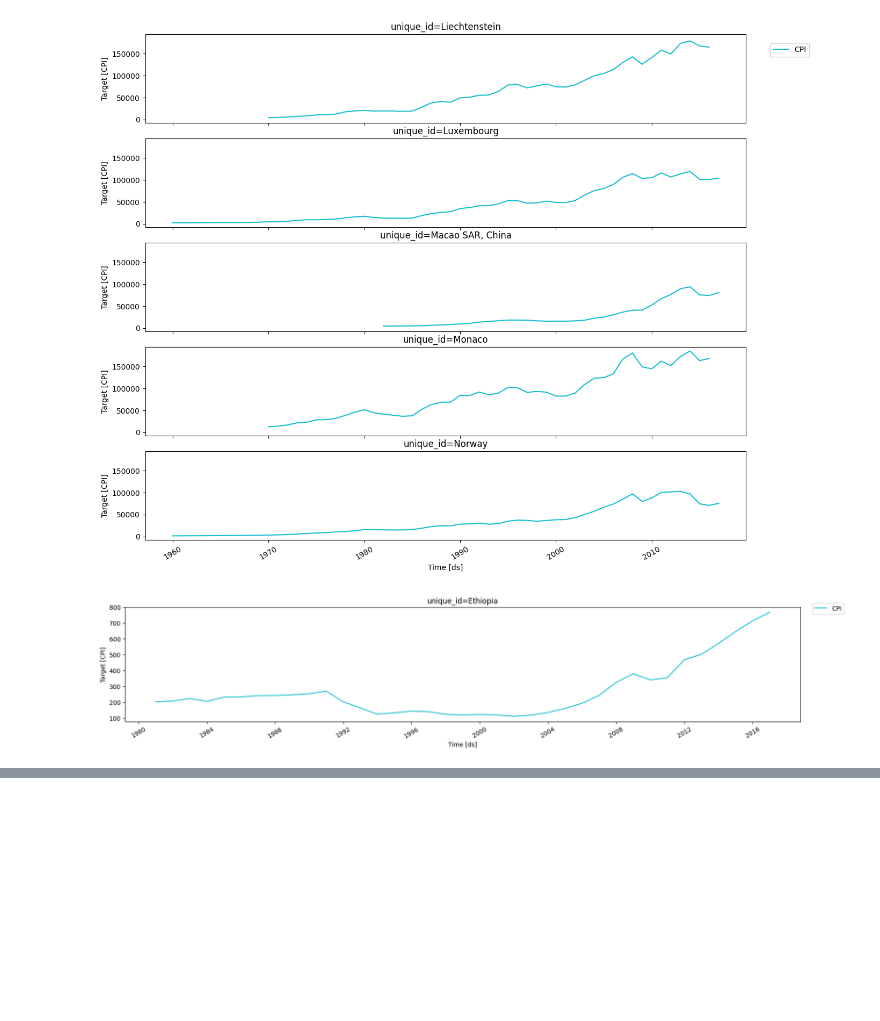
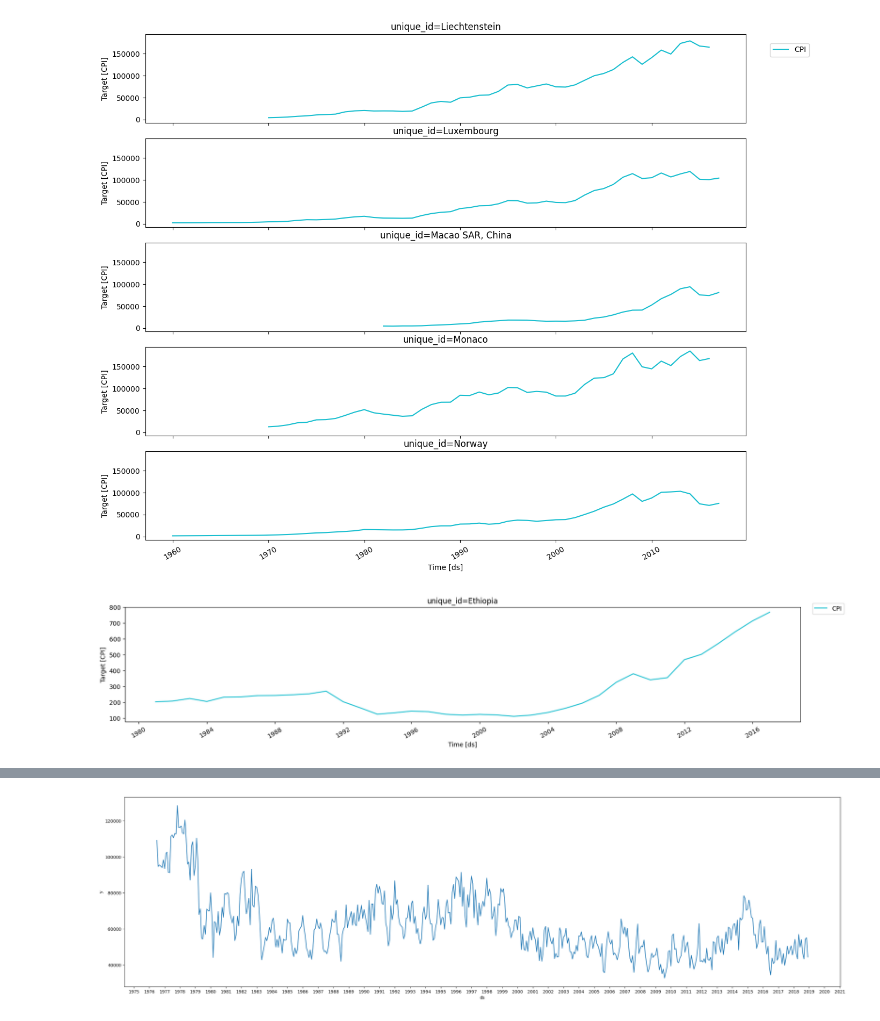
Before and after one commit to zamu-302/Time-series, a Jupyter notebook: Chapter3.ipynb, the cells around one changed output, grey strips where cells are left out. Saved outputs shown, nothing was run; the diff lists cells and outputs as text; code cells hidden in the pictures; blank space fills up the shorter version.

```diff
--- a/Chapter3.ipynb
+++ b/Chapter3.ipynb
@@ -141,0 +155,3 @@ plot_series(ethio_CPI,target_col='CPI')
+# %%
+df=pd.read_csv("data/aus_livestock.csv",parse_dates=['ds'])
+df.head()
@@ -141,0 +168,13 @@ plot_series(ethio_CPI,target_col='CPI')
+# %%
+#checking if it needs any transformation
+import matplotlib.dates as mdates
+
+vic_bull_df=df[df['unique_id']=='Victoria_Bulls, bullocks and steers']
+fig,ax=plt.subplots(figsize=(30,8))
+sns.lineplot(data=vic_bull_df,x='ds',y='y',ax=ax)
+ax.xaxis.set_major_locator(mdates.YearLocator(base=1))
+ax.xaxis.set_major_formatter(mdates.DateFormatter('%Y'))
+plt.show()
+#to understand the seasonality and trend better i will use the STL decompostions
+# %% [output]
+[figure, added]
```
Also changed, not shown: parts of 8 cells of this notebook, 1 other file.
